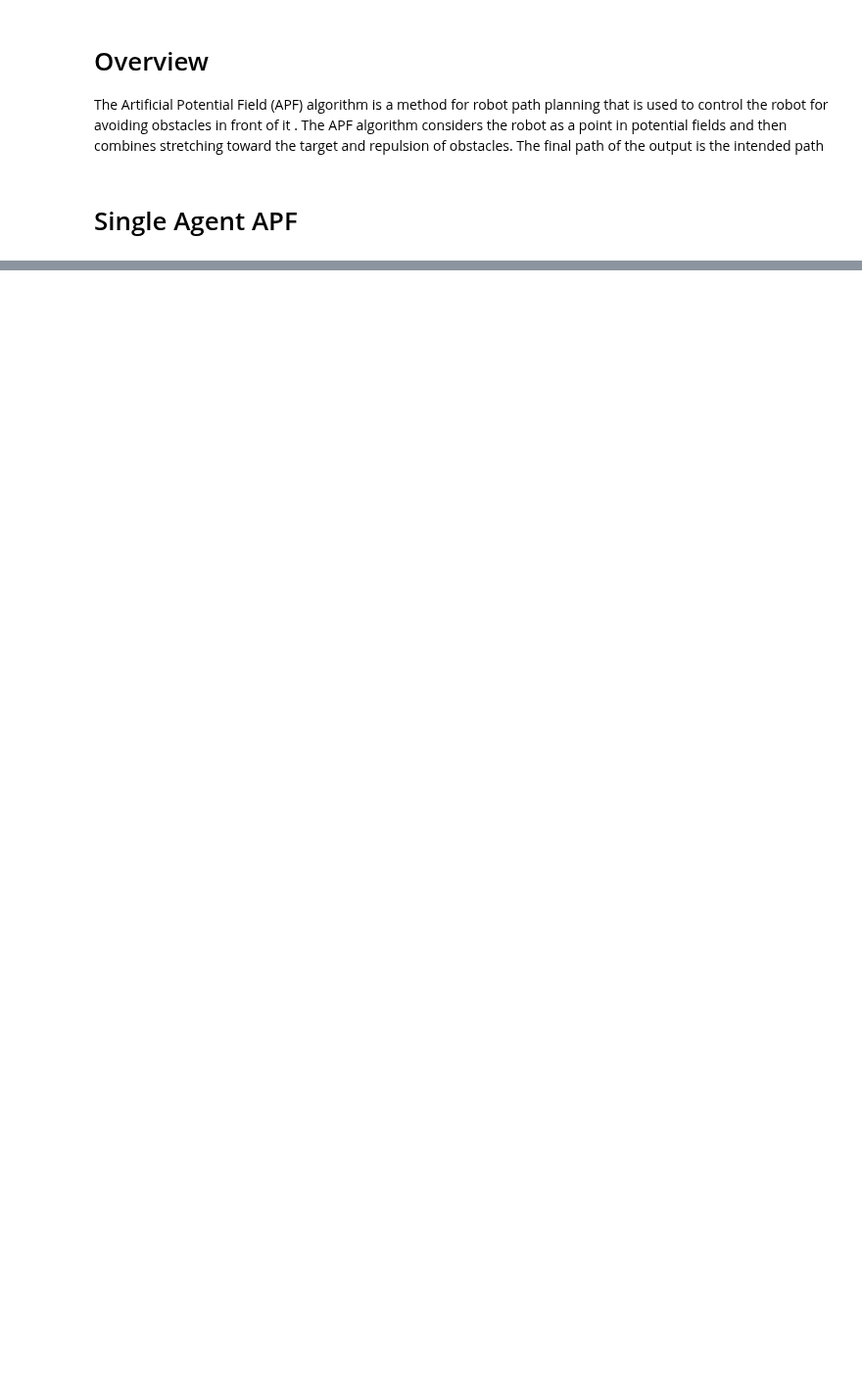
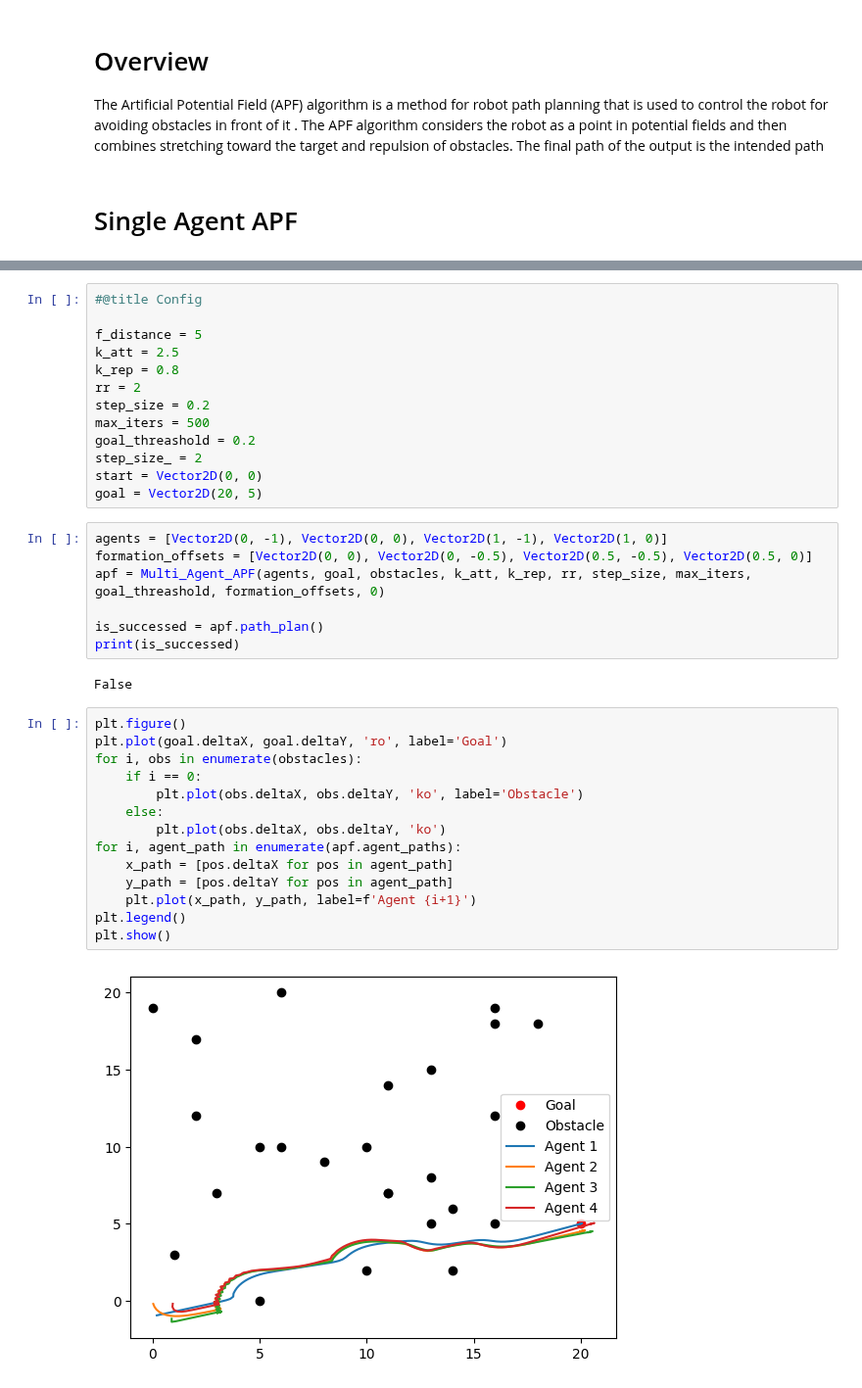
Before and after one commit to RiverTwilight/Awesome-Machine-Learning-Playground, a Jupyter notebook: Multi_Agent_APF.ipynb, the cells around one changed output, grey strips where cells are left out. Shown at 98% size. Cells and saved outputs as stored; diff of their text form; blank space fills up the shorter version.

```diff
--- a/Multi_Agent_APF.ipynb
+++ b/Multi_Agent_APF.ipynb
@@ -119,0 +197,38 @@ plt.show()
+# %%
+#@title Config
+
+f_distance = 5
+k_att = 2.5
+k_rep = 0.8
+rr = 2
+step_size = 0.2
+max_iters = 500
+goal_threashold = 0.2
+step_size_ = 2
+start = Vector2D(0, 0)
+goal = Vector2D(20, 5)
+# %%
+agents = [Vector2D(0, -1), Vector2D(0, 0), Vector2D(1, -1), Vector2D(1, 0)]
+formation_offsets = [Vector2D(0, 0), Vector2D(0, -0.5), Vector2D(0.5, -0.5), Vector2D(0.5, 0)]
+apf = Multi_Agent_APF(agents, goal, obstacles, k_att, k_rep, rr, step_size, max_iters, goal_threashold, formation_offsets, 0)
+
+is_successed = apf.path_plan()
+print(is_successed)
+# %% [output]
+False
+# %%
+plt.figure()
+plt.plot(goal.deltaX, goal.deltaY, 'ro', label='Goal')
+for i, obs in enumerate(obstacles):
+    if i == 0:
+        plt.plot(obs.deltaX, obs.deltaY, 'ko', label='Obstacle')
+    else:
+        plt.plot(obs.deltaX, obs.deltaY, 'ko')
+for i, agent_path in enumerate(apf.agent_paths):
+    x_path = [pos.deltaX for pos in agent_path]
+    y_path = [pos.deltaY for pos in agent_path]
+    plt.plot(x_path, y_path, label=f'Agent {i+1}')
+plt.legend()
+plt.show()
+# %% [output]
+[figure, added]
```
Also changed, not shown: parts of 7 cells of this notebook.
